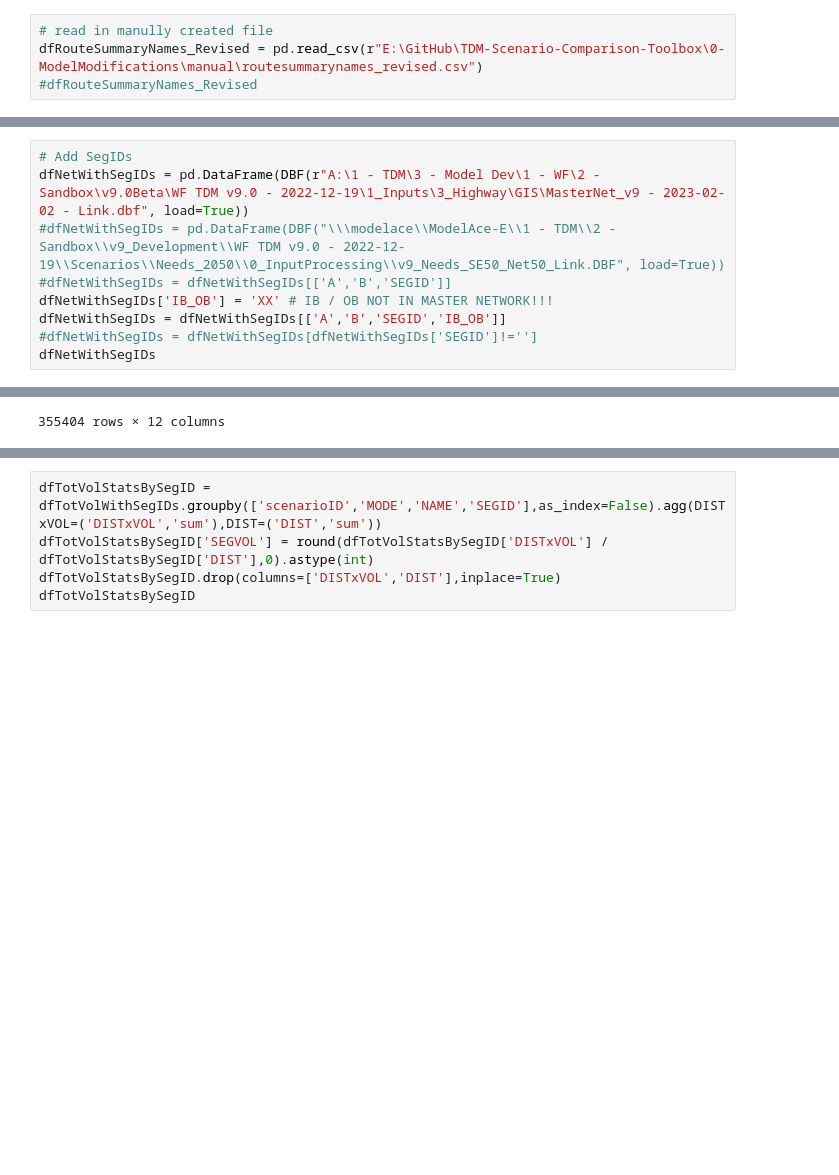
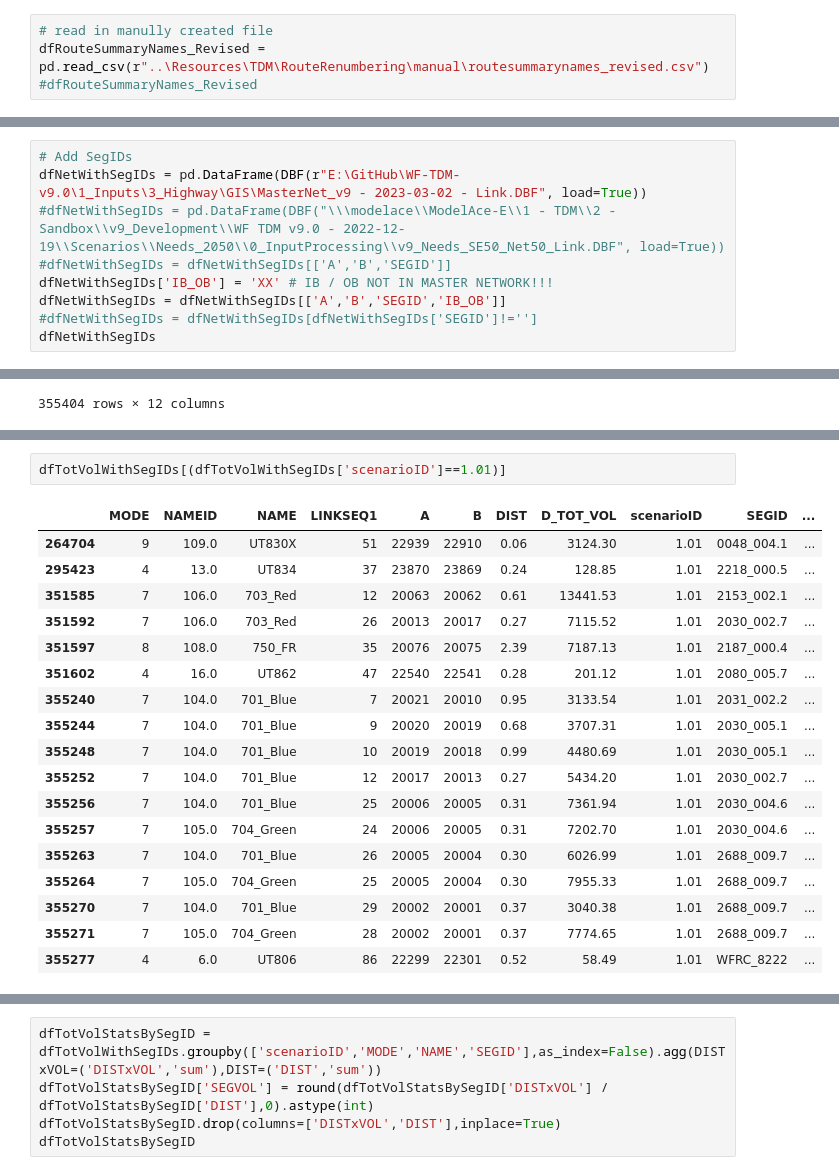
Before and after one commit to WFRCAnalytics/TDM-VAL-Scenario-Comparison-Toolbox, a Jupyter notebook: 2.1-TotalTDMTool/A-OldDataReformatAndPrepForApp.ipynb, the cells around one changed output, grey strips where cells are left out. Cells and saved outputs as stored; diff of their text form; blank space fills up the shorter version.

Commit message:
Move route renaming to Resources repository

```diff
--- a/2.1-TotalTDMTool/A-OldDataReformatAndPrepForApp.ipynb
+++ b/2.1-TotalTDMTool/A-OldDataReformatAndPrepForApp.ipynb
@@ -41,7 +41,7 @@ USING PREVIOUSLY IMPORTED DATA!!!!
 USING PREVIOUSLY IMPORTED DATA!!!!
 # %%
 # read in manully created file
-dfRouteSummaryNames_Revised = pd.read_csv(r"E:\GitHub\TDM-Scenario-Comparison-Toolbox\0-ModelModifications\manual\routesummarynames_revised.csv")
+dfRouteSummaryNames_Revised = pd.read_csv(r"..\Resources\TDM\RouteRenumbering\manual\routesummarynames_revised.csv")
 #dfRouteSummaryNames_Revised
 # %%
 paDropColumns = ['NAME',
@@ -159,7 +159,7 @@ display(dfTotVol['D_TOT_VOL'].sum())
 258572664.49999997
 # %%
 # Add SegIDs
-dfNetWithSegIDs = pd.DataFrame(DBF(r"A:\1 - TDM\3 - Model Dev\1 - WF\2 - Sandbox\v9.0Beta\WF TDM v9.0 - 2022-12-19\1_Inputs\3_Highway\GIS\MasterNet_v9 - 2023-02-02 - Link.dbf", load=True))
+dfNetWithSegIDs = pd.DataFrame(DBF(r"E:\GitHub\WF-TDM-v9.0\1_Inputs\3_Highway\GIS\MasterNet_v9 - 2023-03-02 - Link.DBF", load=True))
 #dfNetWithSegIDs = pd.DataFrame(DBF("\\\modelace\\ModelAce-E\\1 - TDM\\2 - Sandbox\\v9_Development\\WF TDM v9.0 - 2022-12-19\\Scenarios\\Needs_2050\\0_InputProcessing\\v9_Needs_SE50_Net50_Link.DBF", load=True))
 #dfNetWithSegIDs = dfNetWithSegIDs[['A','B','SEGID']]
 dfNetWithSegIDs['IB_OB'] = 'XX' # IB / OB NOT IN MASTER NETWORK!!!
@@ -217,0 +210,21 @@ dfTotVolWithSegIDs
+# %%
+dfTotVolWithSegIDs[(dfTotVolWithSegIDs['scenarioID']==1.01)]
+# %% [output]
+|  | MODE | NAMEID | NAME | LINKSEQ1 | A | B | DIST | D_TOT_VOL | scenarioID | SEGID | ... |
+| 264704 | 9 | 109.0 | UT830X | 51 | 22939 | 22910 | 0.06 | 3124.30 | 1.01 | 0048_004.1 | ... |
+| 295423 | 4 | 13.0 | UT834 | 37 | 23870 | 23869 | 0.24 | 128.85 | 1.01 | 2218_000.5 | ... |
+| 351585 | 7 | 106.0 | 703_Red | 12 | 20063 | 20062 | 0.61 | 13441.53 | 1.01 | 2153_002.1 | ... |
+| 351592 | 7 | 106.0 | 703_Red | 26 | 20013 | 20017 | 0.27 | 7115.52 | 1.01 | 2030_002.7 | ... |
+| 351597 | 8 | 108.0 | 750_FR | 35 | 20076 | 20075 | 2.39 | 7187.13 | 1.01 | 2187_000.4 | ... |
+| 351602 | 4 | 16.0 | UT862 | 47 | 22540 | 22541 | 0.28 | 201.12 | 1.01 | 2080_005.7 | ... |
+| 355240 | 7 | 104.0 | 701_Blue | 7 | 20021 | 20010 | 0.95 | 3133.54 | 1.01 | 2031_002.2 | ... |
+| 355244 | 7 | 104.0 | 701_Blue | 9 | 20020 | 20019 | 0.68 | 3707.31 | 1.01 | 2030_005.1 | ... |
+| 355248 | 7 | 104.0 | 701_Blue | 10 | 20019 | 20018 | 0.99 | 4480.69 | 1.01 | 2030_005.1 | ... |
+| 355252 | 7 | 104.0 | 701_Blue | 12 | 20017 | 20013 | 0.27 | 5434.20 | 1.01 | 2030_002.7 | ... |
+| 355256 | 7 | 104.0 | 701_Blue | 25 | 20006 | 20005 | 0.31 | 7361.94 | 1.01 | 2030_004.6 | ... |
+| 355257 | 7 | 105.0 | 704_Green | 24 | 20006 | 20005 | 0.31 | 7202.70 | 1.01 | 2030_004.6 | ... |
+| 355263 | 7 | 104.0 | 701_Blue | 26 | 20005 | 20004 | 0.30 | 6026.99 | 1.01 | 2688_009.7 | ... |
+| 355264 | 7 | 105.0 | 704_Green | 25 | 20005 | 20004 | 0.30 | 7955.33 | 1.01 | 2688_009.7 | ... |
+| 355270 | 7 | 104.0 | 701_Blue | 29 | 20002 | 20001 | 0.37 | 3040.38 | 1.01 | 2688_009.7 | ... |
+| 355271 | 7 | 105.0 | 704_Green | 28 | 20002 | 20001 | 0.37 | 7774.65 | 1.01 | 2688_009.7 | ... |
+| 355277 | 4 | 6.0 | UT806 | 86 | 22299 | 22301 | 0.52 | 58.49 | 1.01 | WFRC_8222 | ... |
```
Also changed, not shown: parts of 13 cells of this notebook, 5 other files.
